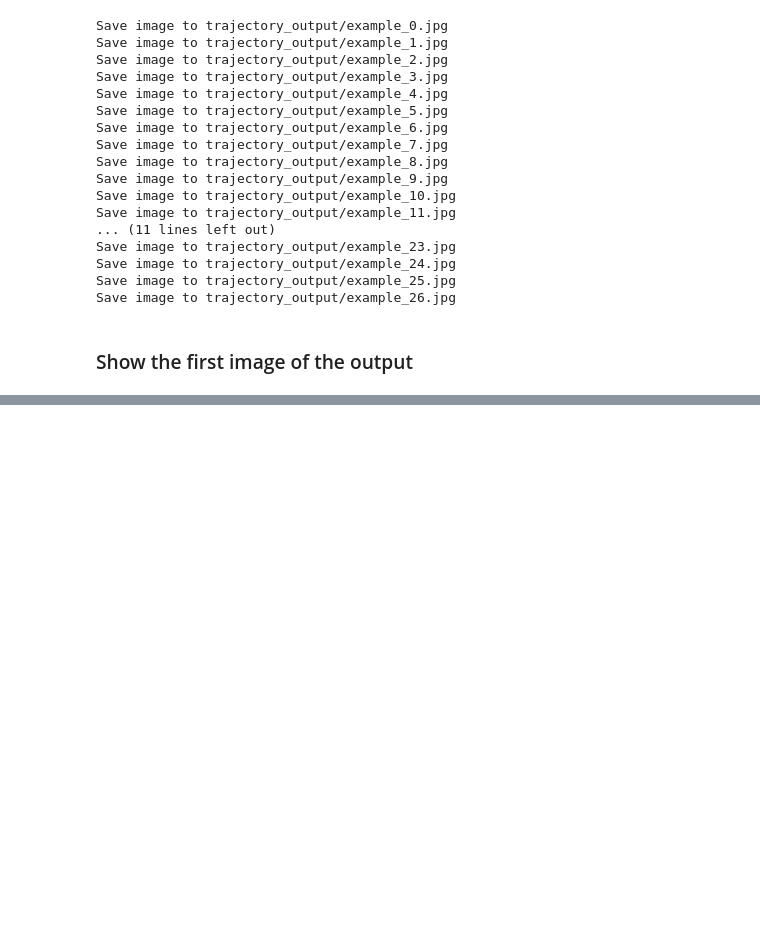
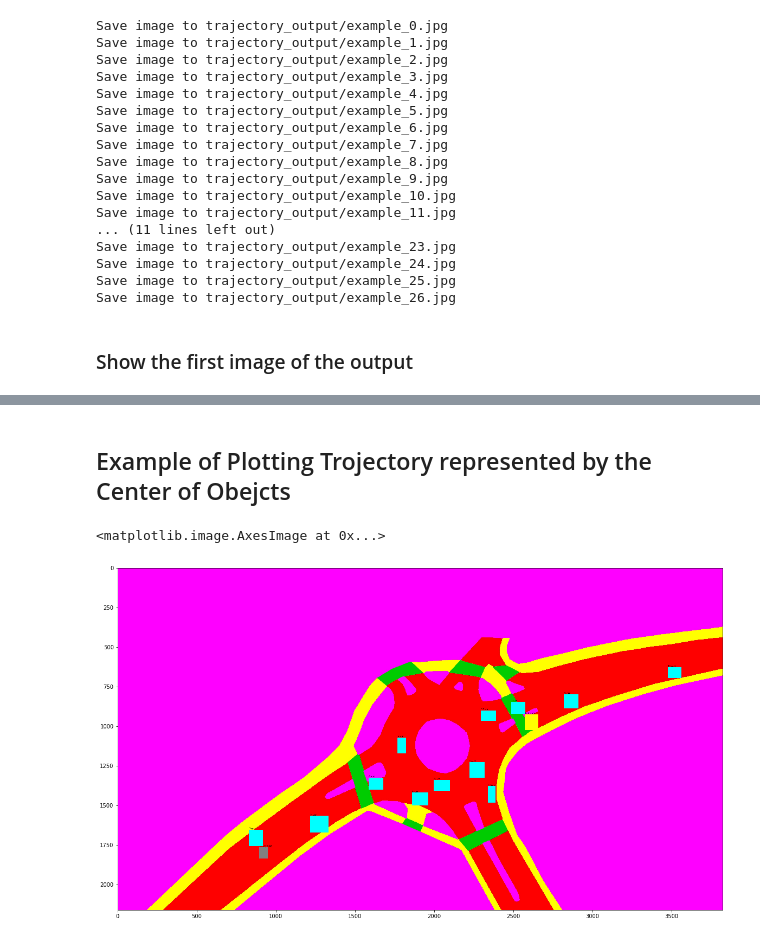
Before and after one commit to SonyChan0807/object_detection_and_tracking, a Jupyter notebook: segmentation/plot_trajectory.ipynb, the cells around one changed output, grey strips where cells are left out. Saved outputs shown, nothing was run; the diff lists cells and outputs as text; code cells hidden in the pictures; blank space fills up the shorter version.

```diff
--- a/segmentation/plot_trajectory.ipynb
+++ b/segmentation/plot_trajectory.ipynb
@@ -59,7 +61,7 @@ target_trjs = [target[: i + 1] for i in range(len(target))]
 
 
 # Load segmentation image
-base_img = cv2.imread("./Segmentation_output/Morges_Avenue_de_la_Gotta_2_color.jpg")
+base_img = cv2.imread("./segmentation_output/Morges_Avenue_de_la_Gotta_2_color.jpg")
 
 # Plot images
 for idx, e in enumerate(zip(target_trjs,other)):
@@ -106,0 +109,51 @@ TypeError: Image data cannot be converted to float
+# %% [markdown]
+## Example of Plotting Trojectory represented by the Center of Obejcts
+# %%
+# Input Parameters
+anno_path = "./Example_tracked_all.txt" # Annotation file path
+tid = 10  # Vehicle ID
+frame_rate = 25 # fps
+sample_rate = 0.4 # sample rate in seconds
+
+# Load and sample the annotation
+anno_path = "./Example_tracked_all.txt" # Annotation file path
+df = pd.read_csv(anno_path, header=None, sep=" ", dtype=int)
+df.columns = ["frame",'cls_no', "id", 'xc', 'yc', 'w', 'h', 'infer']
+frames = list(pd.unique(df.loc[df['id'] == tid, 'frame']))
+frames.sort()
+sample_interval = int(math.floor(sample_rate * 25))
+sample_frames = [frames[i] for i in range(0, len(frames),sample_interval)]
+
+# Load segmentation image
+base_img = cv2.imread("./segmentation_output/Morges_Avenue_de_la_Gotta_2_color.jpg")
+
+cls_names = {
+    0: 'car',
+    1: 'truck',
+    2: 'bus',
+    3: 'van',
+    4: 'cyclist',
+    5: 'pedestrian'
+}
+
+# Plot bounding boxes of the first frame of sample_frames on segmentation
+f_no = sample_frames[0]
+df_f = df[df['frame'] == f_no]
+
+new_img = base_img.copy()
+for index, row in df_f.iterrows():
+    # Plot bouning box
+    p_1 = (row['xc'] - int(row['w'] / 2), row['yc'] - int(row['h'] / 2))
+    p_2 = (row['xc'] + int(row['w'] / 2), row['yc'] + int(row['h'] / 2))
+    cv2.rectangle(new_img, p_1, p_2, cls_size_color[row['cls_no']][1], cv2.FILLED)
+    # Plot class name an id
+    y_offset = 3
+    text = "{}:{}".format(str(row['id']), cls_names[row['cls_no']])
+    p_t = (p_1[0], p_1[1] - y_offset)
+    cv2.putText(new_img, text, p_t, cv2.FONT_HERSHEY_PLAIN,1,(0, 0, 0), 1, cv2.LINE_AA)
+
+plt.figure(figsize=(20,15))
+plt.imshow(new_img)
+# %% [output]
+<matplotlib.image.AxesImage at 0x...>
+[figure, added]
```
Also changed, not shown: parts of 2 cells of this notebook.
